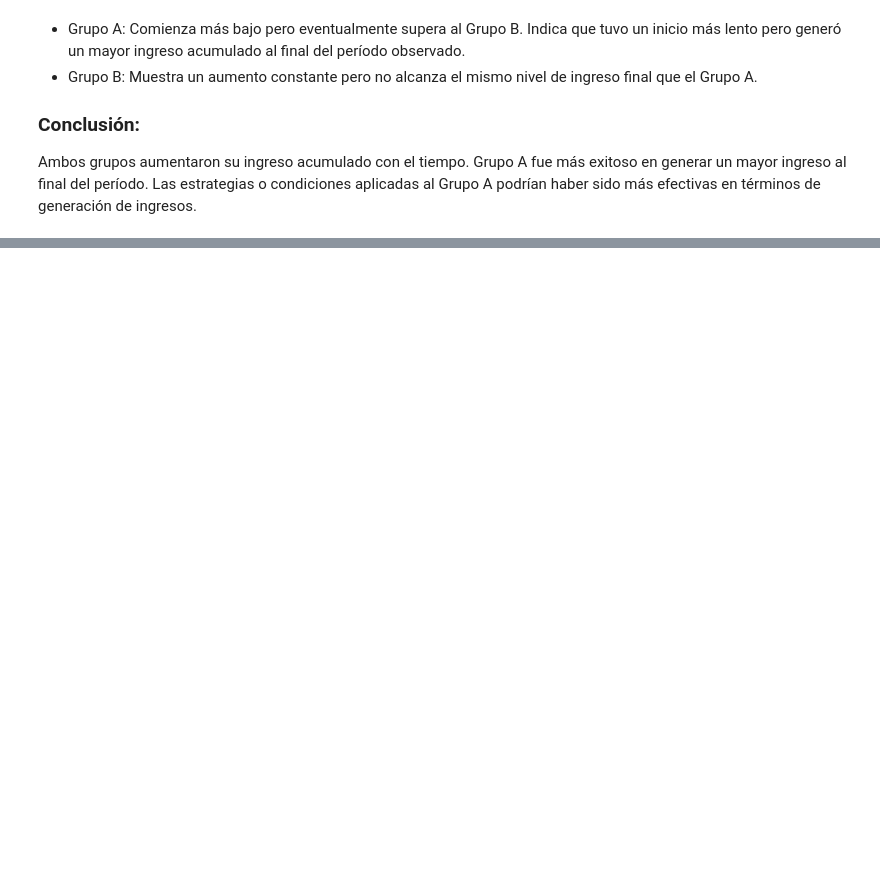
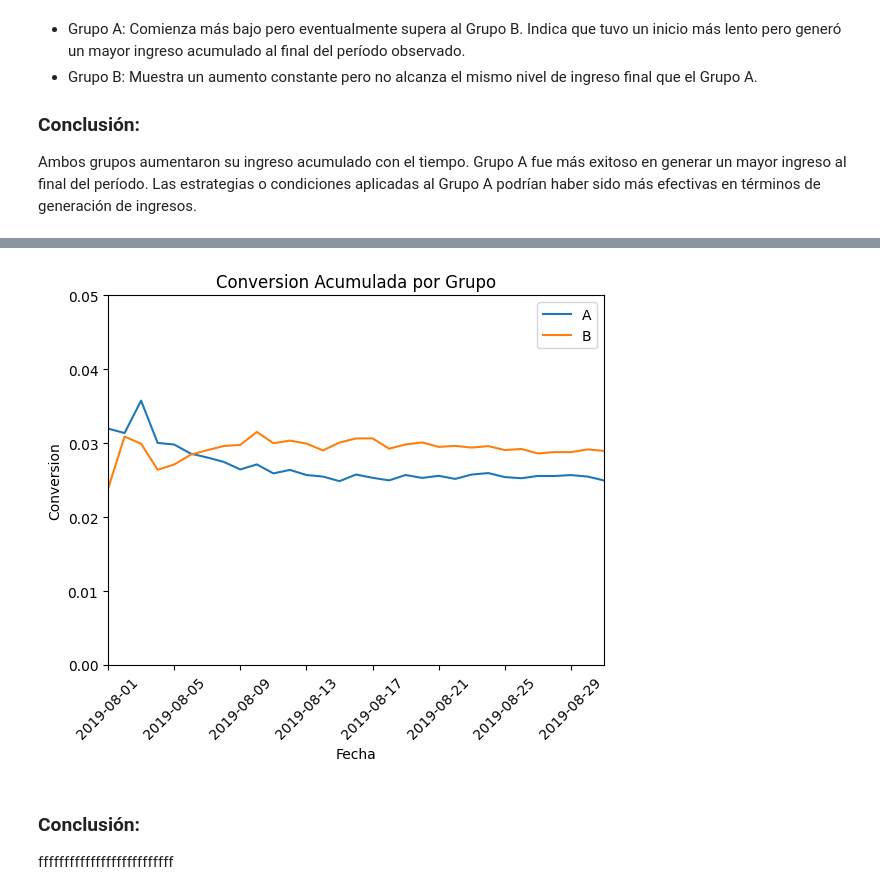
Before and after one commit to alezana85/AB_Test, a Jupyter notebook: proyecto_ab_test.ipynb, the cells around one changed output, grey strips where cells are left out. Cells and saved outputs as stored; diff of their text form; code cells hidden in the pictures; blank space fills up the shorter version.

```diff
--- a/proyecto_ab_test.ipynb
+++ b/proyecto_ab_test.ipynb
@@ -516,0 +649,24 @@ Las estrategias o condiciones aplicadas al Grupo A podrían haber sido más efec
+# %%
+# Calcular la conversion acumulada
+cumulativeData['conversion'] = cumulativeData['orders'] / cumulativeData['visitors']
+
+# Separar los datos por grupo
+cumulativeDataA = cumulativeData[cumulativeData['group'] == 'A']
+cumulativeDataB = cumulativeData[cumulativeData['group'] == 'B']
+# %%
+# Graficar la conversion acumulada por grupo
+plt.plot(cumulativeDataA['date'], cumulativeDataA['conversion'], label='A')
+plt.plot(cumulativeDataB['date'], cumulativeDataB['conversion'], label='B')
+plt.axis([pd.to_datetime('2019-08-01'), pd.to_datetime('2019-08-31'), 0, 0.05])
+plt.title('Conversion Acumulada por Grupo')
+plt.xlabel('Fecha')
+plt.ylabel('Conversion')
+plt.legend()
+plt.xticks(rotation=45)
+plt.show()
+# %% [output]
+[figure, added]
+# %% [markdown]
+### Conclusión:
+
+ffffffffffffffffffffffffff
```
Also changed, not shown: parts of 40 cells of this notebook.
